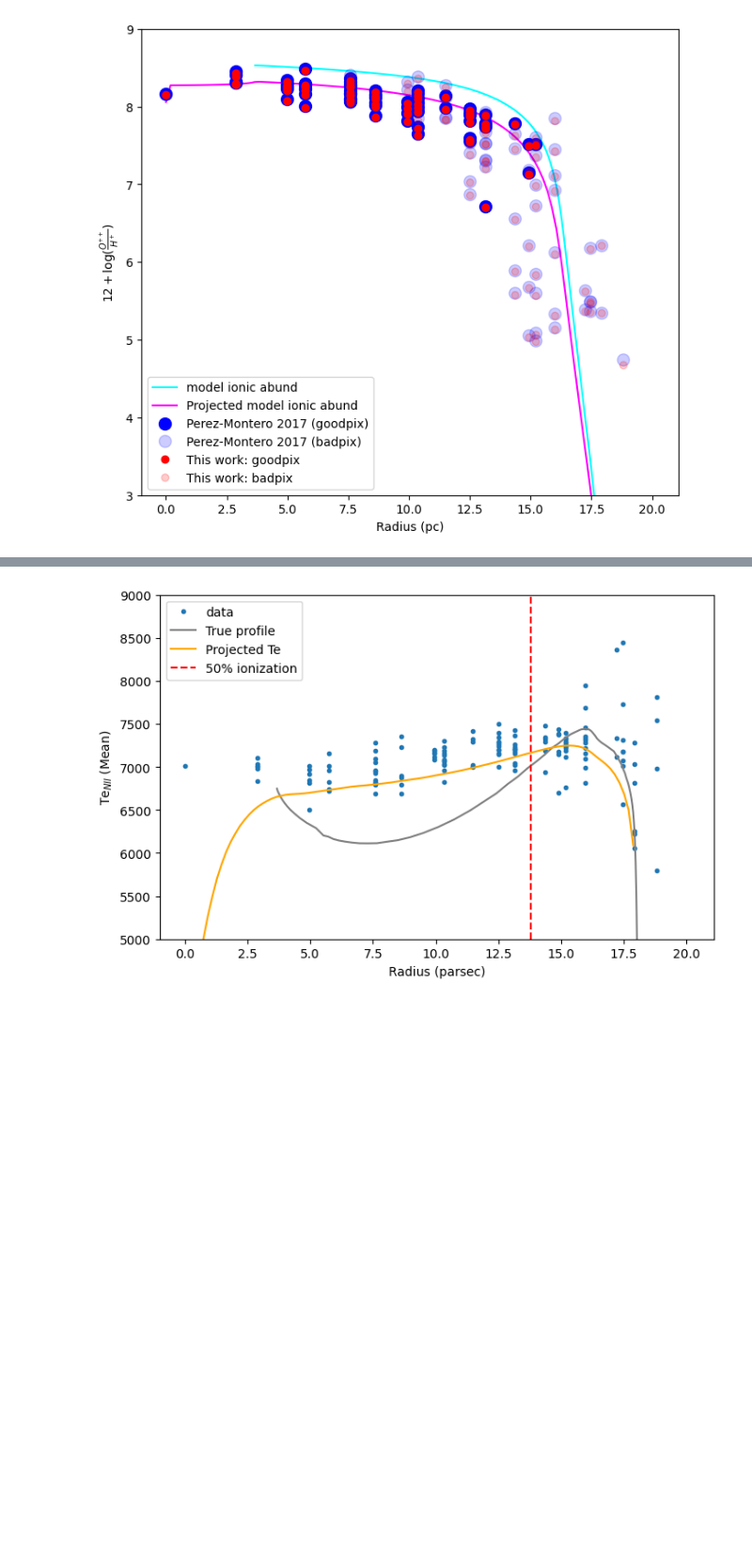
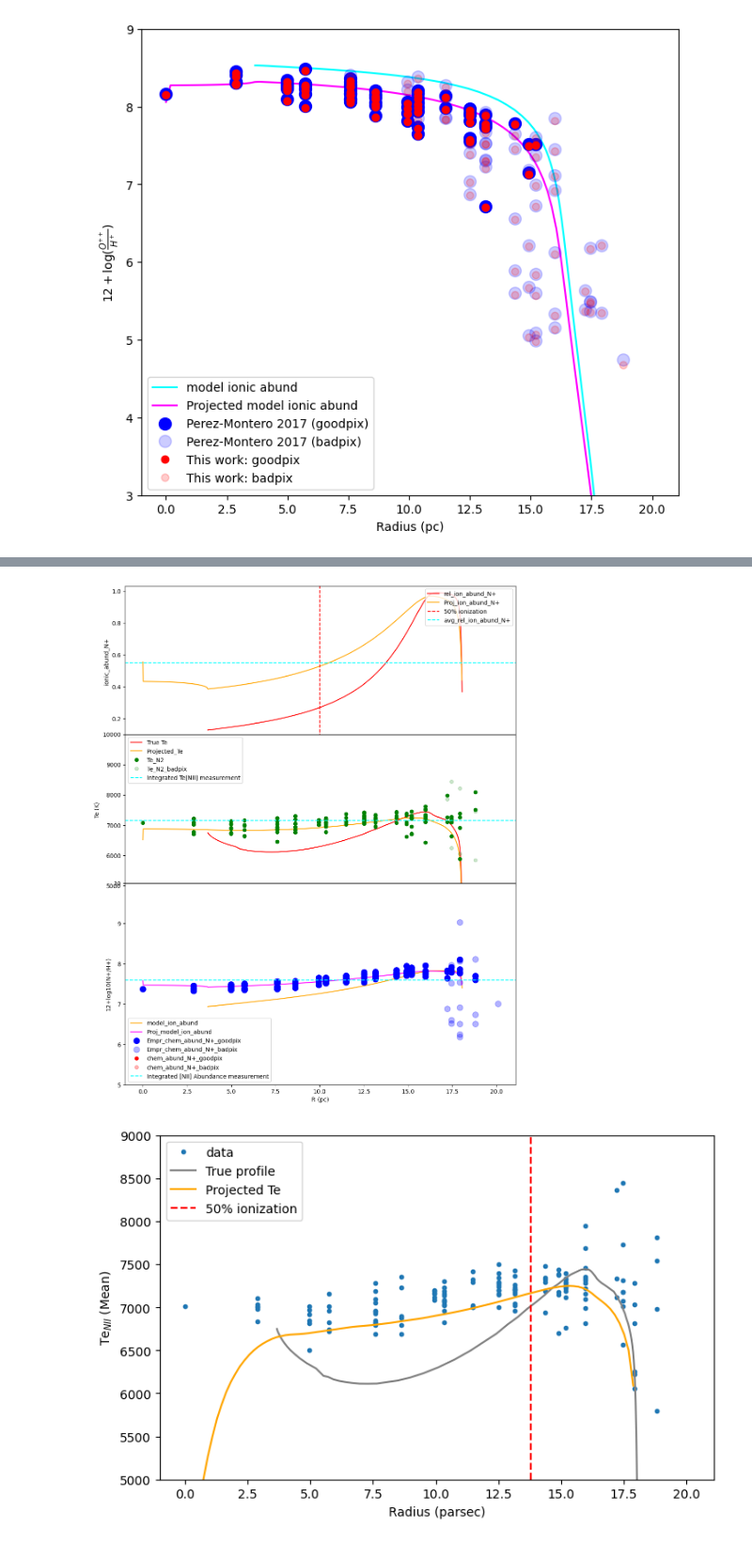
Before and after one commit to Amrita27singh/lvmnebular, a Jupyter notebook: Testing_lvmnebular.ipynb, the cells around one changed output, grey strips where cells are left out. Shown at 94% size. Saved outputs shown, nothing was run; the diff lists cells and outputs as text; code cells hidden in the pictures; blank space fills up the shorter version.

```diff
--- a/Testing_lvmnebular.ipynb
+++ b/Testing_lvmnebular.ipynb
@@ -296,0 +306,77 @@ th: 0.8806810626553733
+# %%
+#Radius:0, 'Te':1, 'ne':2, 'H+':3, 'O0':4, 'O+':5, 'O++':6, 'N0':7, 'N+':8, 'N++':9, 'S0':10, 'S+':11, 'S++:12
+
+
+import astropy.units as unit
+distance=16000 * unit.pc
+r=np.sqrt(u.linefitdict['delta_ra']**2+u.linefitdict['delta_dec']**2)
+rad=r*distance*np.pi/648000 # converting arcsecs to parsec
+
+#N+
+u.projectedTe(u.vals[8])
+u.chem_abund(6584)
+
+#Chemical abundances of N+ from paper2 by Perez Montero
+I_5755=u.linefitdict['5755_flux']
+I_6584=u.linefitdict['6584_flux']
+I_6548=u.linefitdict['6548_flux']
+I_4861=u.linefitdict['4861_flux']
+Tl=u.linefitdict['TeN2']/1e4
+#Tl=1
+TeN2=u.linefitdict['TeN2']
+
+#Emperical formula to compute chemical abund
+Abund_N2=np.log10(np.divide((I_6548 + I_6584),I_4861))+6.291+np.divide(0.90221,Tl)-0.5511*np.log10(Tl)
+print('tl:', np.nanmean(Tl),'\n','12+log10(N+/H+):', np.nanmean(Abund_N2))
+
+good=u.linefitdict['5755_flux']/u.linefitdict['5755_flux_err']>=3
+bad=u.linefitdict['5755_flux']/u.linefitdict['5755_flux_err']<3
+
+#Plots
+fig, (ax3, ax4, ax5)=plt.subplots(3, 1, sharex=True, figsize=(12,12))
+ax3.plot(u.vals[0], u.vals[8], color='red', label='rel_ion_abund_N+')
+ax3.plot(u.R, u.aproj, color='orange', label='Proj_ion_abund_N+')
+ax3.axvline(x=10, c='red', linestyle='--', label='50% ionization')
+ax3.axhline(y=np.average(u.vals[8]), c='cyan', linestyle='--', label='avg_rel_ion_abund_N+')
+
+ax3.legend(loc='upper right')
+ax3.set_ylabel('ionic_abund_N+')
+
+# Electron temperature plots
+ax4.plot(u.vals[0], u.vals[1], color='red', label='True Te')
+ax4.plot(u.R, u.Teproj, color='orange', label='Projected_Te')
+ax4.plot(rad[good], TeN2[good], 'o', color='green', label='Te_N2')
+ax4.plot(rad[bad],  TeN2[bad], 'o', color='green', label='Te_N2_badpix', alpha=0.2)
+ax4.axhline(y=u.int_TN2, c='cyan', linestyle='--', label='Integrated Te[NII] measurement')
+ax4.set_ylim(5000, 10000)
+ax4.set_ylabel('Te (K)')
+ax4.legend()
+
+# O+ ionic abundance
+Zmodel=1                                        # cloudy model abundance relative to solar
+logNHsun= -4.17                                 # solar abundance patter from GASS (Grevesse et al 2010)
+logNHmodel =  logNHsun + np.log10(Zmodel)        # total Nitrogen elemental abundance in the model
+logNpHmodel = logNHmodel+np.log10(u.vals[8])    # ionic abundance of N+ in the model
+logNpHproj =  logNHmodel+np.log10(u.aproj)       # ionic abundance of N+ in the model
+
+ax5.plot(u.vals[0], 12+logNpHmodel, color='orange', label='model_ion_abund')
+ax5.plot(u.R, 12+logNpHproj, color='magenta', label='Proj_model_ion_abund')
+ax5.plot(rad[good], Abund_N2[good], 'o', color='blue', markersize='10', label='Empr_chem_abund_N+_goodpix')
+ax5.plot(rad[bad],  Abund_N2[bad], 'o', color='blue', markersize='10',  label='Empr_chem_abund_N+_badpix', alpha=0.3)
+ax5.plot(rad[good], 12+np.log10(u.NpH)[good], 'o', color='red', label='chem_abund_N+_goodpix')
+ax5.plot(rad[bad],  12+np.log10(u.NpH)[bad], 'o', color='red',   label='chem_abund_N+_badpix', alpha=0.3)
+
+ax5.axhline(y = 12+np.log10(u.int_NpH), c='cyan', linestyle='--', label='Integrated [NII] Abundance measurement')
+ax5.set_ylim(5, 10)
+ax5.set_xlabel('R (pc)')
+ax5.set_ylabel('12+log10(N+/H+)')
+ax5.legend(loc='lower left')
+
+ax3.set_position([0.125, 0.89, 0.775, 0.3])  # [left, bottom, width, height]
+ax4.set_position([0.125, 0.595, 0.775, 0.3])
+ax5.set_position([0.125, 0.2, 0.775, 0.4])
+
+plt.savefig('/home/amrita/LVM/lvmnebular/Bubble_v2_5e-14/Bubble_v2_5e-14_plotprofile/TeN2_chem_abundN2_vs_R.png', dpi=300)
+#plt.savefig('/home/amrita/LVM/lvmnebular/Bubble_v2_5e-14/Bubble_v2_5e-14_snbinned/Bubble_v2_5e-14_snbinned_plotprofile/snbin_TeO3_chem_abundO3_vs_R.png', dpi=300)
+plt.show()
+# %% [output]
@@ -297,3 +386,4 @@ th: 0.8806810626553733
+[figure, added]
 # %%
 #Radius:0, 'Te':1, 'ne':2, 'H+':3, 'O0':4, 'O+':5, 'O++':6, 'N0':7, 'N+':8, 'N++':9, 'S0':10, 'S+':11, 'S++:12
 #def overplotprofile(self, z, val1, val2, min, max, x, n, title='line_map', output='line_map', radbin=False, vorbin=False, snbin=False, pertsim=False)
```
Also changed, not shown: parts of 9 cells of this notebook, 3 other files.
